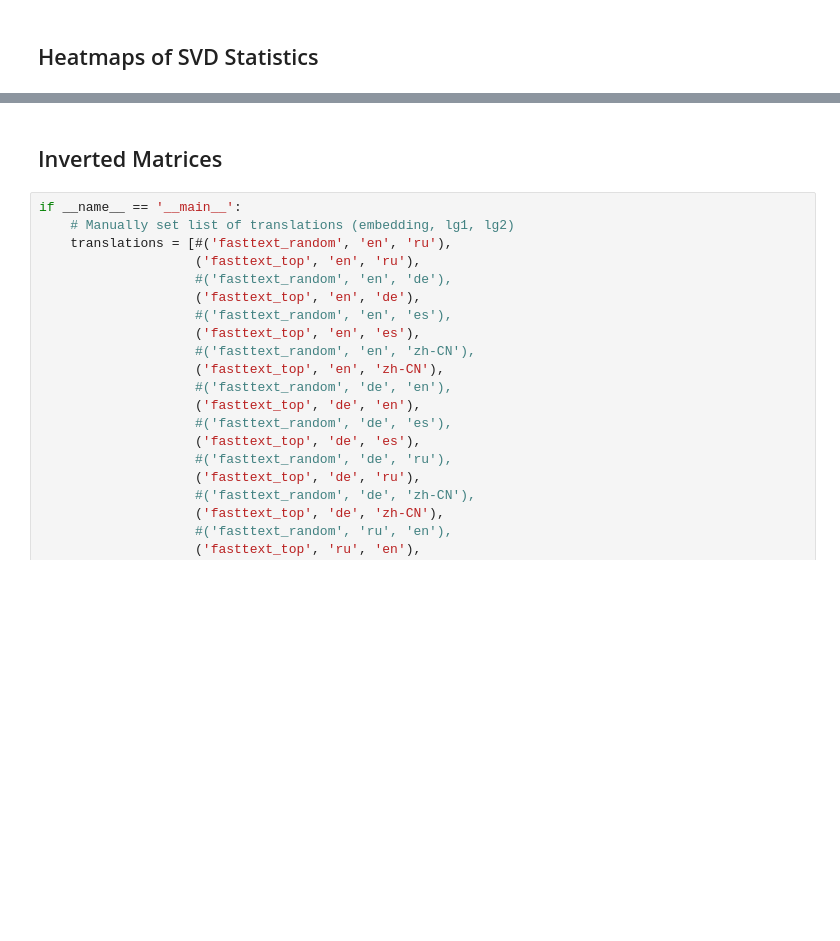
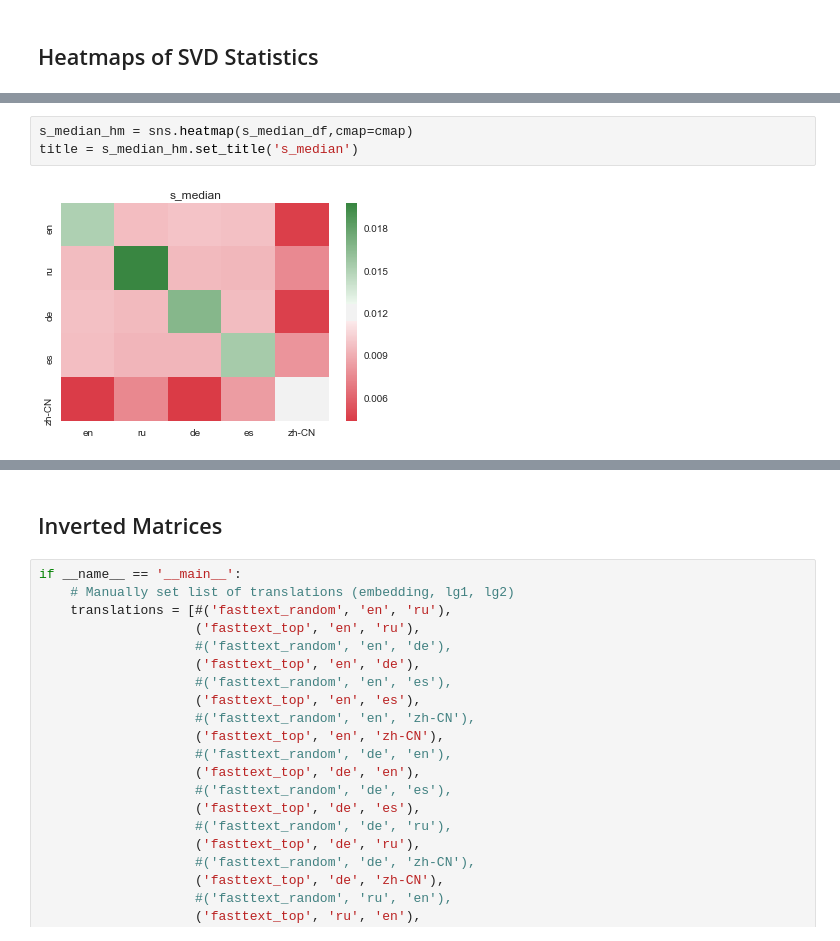
Before and after one commit to mike-tamir/IsomanticsWorkshop, a Jupyter notebook: code/SVD.ipynb, the cells around one changed output, grey strips where cells are left out. Saved outputs shown, nothing was run; the diff lists cells and outputs as text; blank space fills up the shorter version.

```diff
--- a/code/SVD.ipynb
+++ b/code/SVD.ipynb
@@ -791,0 +727,5 @@ AttributeError: 'NoneType' object has no attribute 'append'
+# %%
+s_median_hm = sns.heatmap(s_median_df,cmap=cmap)
+title = s_median_hm.set_title('s_median')
+# %% [output]
+[figure, added]
```
Also changed, not shown: parts of 13 cells of this notebook, 1 other file.
